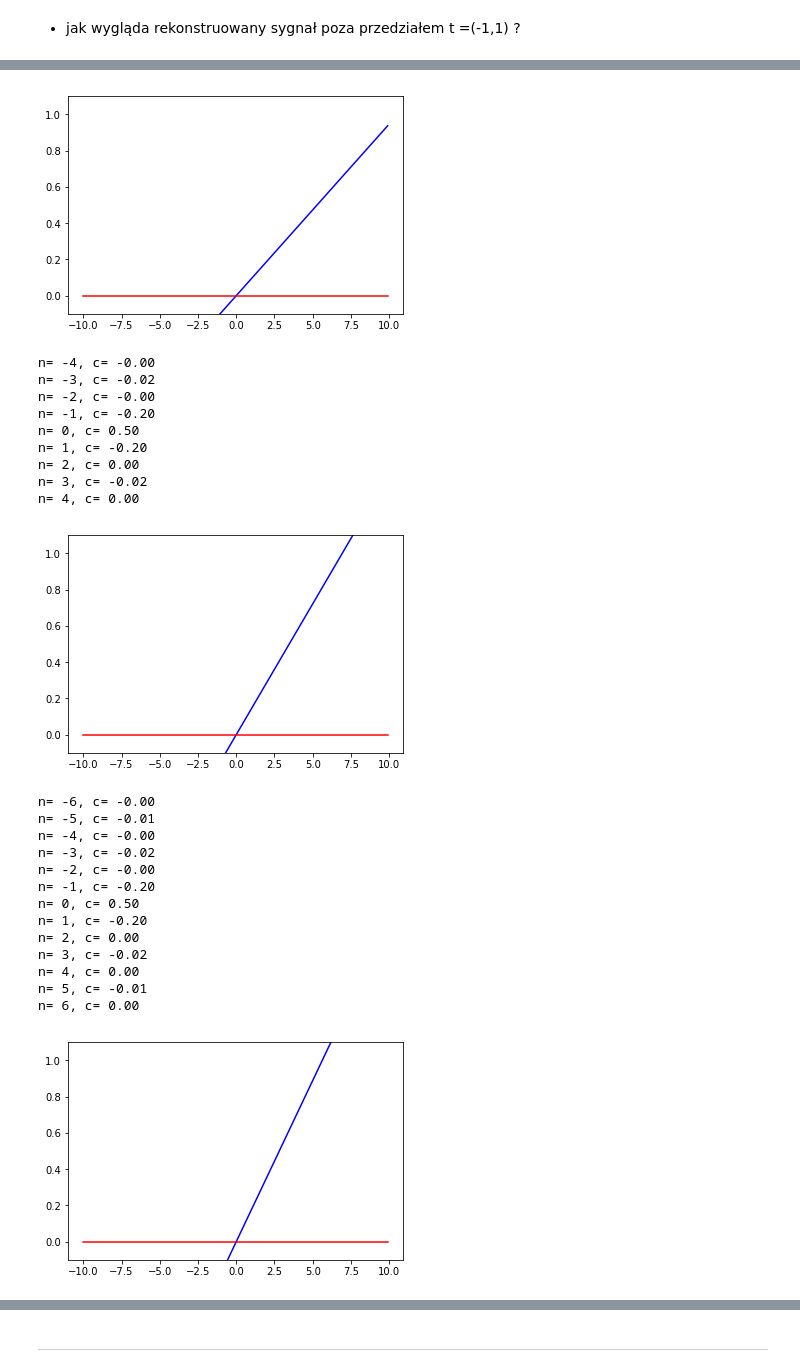
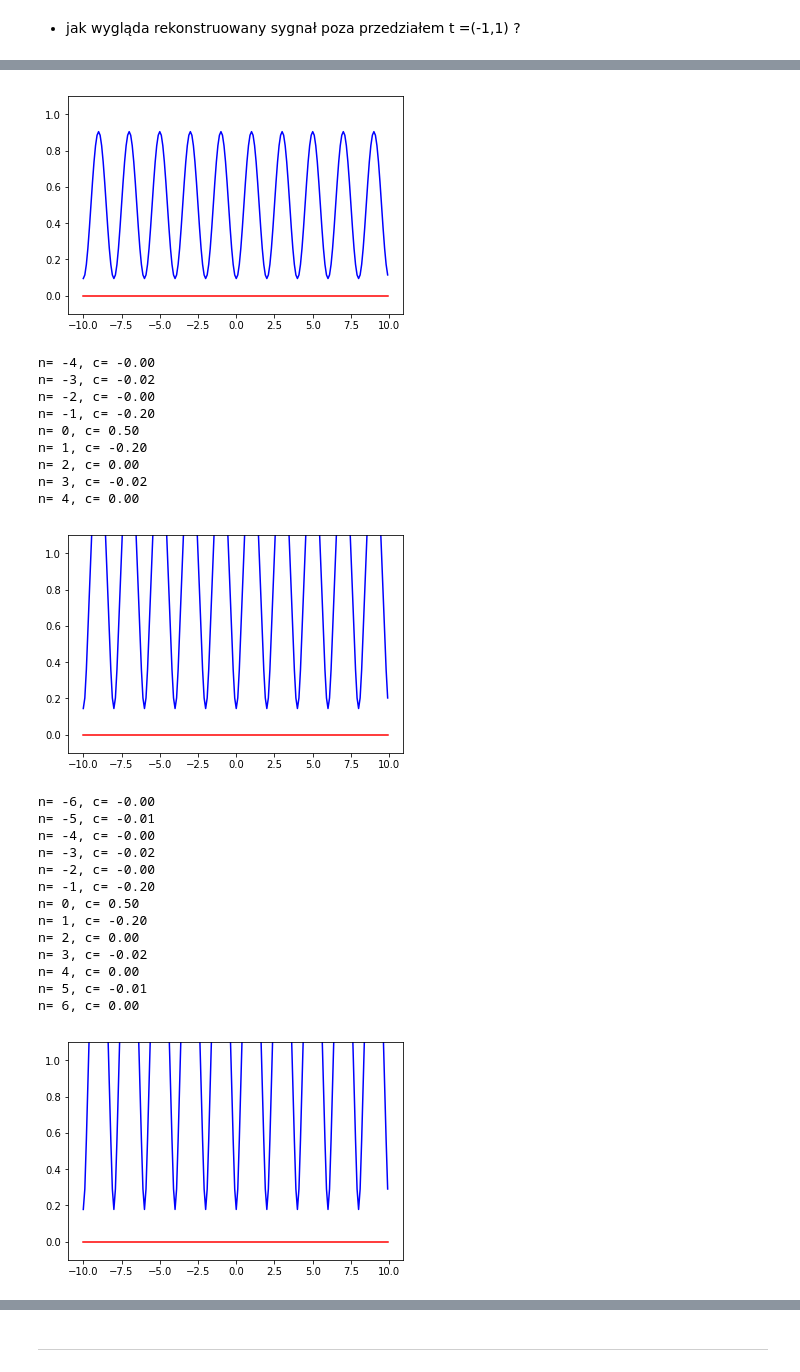
Before and after one commit to PPierzc/Analiza-Sygna-w, a Jupyter notebook: 3/03_Transformata_furiera.ipynb, the cells around one changed output, grey strips where cells are left out. Cells and saved outputs as stored; diff of their text form; code cells hidden in the pictures.

```diff
--- a/3/03_Transformata_furiera.ipynb
+++ b/3/03_Transformata_furiera.ipynb
@@ -70,11 +70,13 @@ Odstęp między próbkami proszę ustawić na 0.001.
 def f(t, c, n):
     return c * (np.exp(1J*2*np.pi*(n/2/np.pi)*t) + np.exp(-1J*2*np.pi*(n/2/np.pi)*t))
 
-n = [0,1,2,5]
+n = [2*i for i in range(10)]
 t = np.arange(0,2*np.pi, 0.001)
 
 for index, i in enumerate(n):
     plt.subplot(len(n), 1, index+1)
     plt.plot(t, f(t, 1, i))
     plt.show()
+
+plt.plot(t, sum([f(t, 1, i) for i in n]))
 # %% [output]
@@ -150,12 +160,12 @@ Poniższy kod implementuje sumowanie zadanej liczby składników szeregu i ilust
 t = np.arange(-1,1,0.1)
 syg = np.zeros(len(t),dtype='complex')
 
-N = [2,4,6,20] # ustalamy ile par zespolonych eksponensów sumujemy
+N = [2,4,6,20, 50] # ustalamy ile par zespolonych eksponensów sumujemy
 for i in N:
     for n in range(-i,i+1):
         c = skladnik_modul_t(n)
         print ('n= %d, c= %.2f'%(n,c))
-        syg += c * t
+        syg += c * np.exp(-1j*2*np.pi*n*t/2)
     plt.plot(t,syg,'b', t, syg.imag,'r')
     plt.ylim((-0.1, 1.1))
     plt.show()
@@ -213,33 +241,33 @@ n= 20, c= 0.00
 # %%
 t = np.arange(-10,10,0.1)
 syg = np.zeros(len(t),dtype='complex')
 
 N = [2,4,6,20] # ustalamy ile par zespolonych eksponensów sumujemy
 for i in N:
     for n in range(-i,i+1):
         c = skladnik_modul_t(n)
         print ('n= %d, c= %.2f'%(n,c))
-        syg += c * t
+        syg += c * np.exp(-1j*2*np.pi*n*t/2)
     plt.plot(t,syg,'b', t, syg.imag,'r')
     plt.ylim((-0.1, 1.1))
     plt.show()
 # %% [output]
 n= -2, c= -0.00
 n= -1, c= -0.20
 n= 0, c= 0.50
 n= 1, c= -0.20
 n= 2, c= 0.00
-[figure, old version]
+[figure, new version]
 n= -4, c= -0.00
 n= -3, c= -0.02
 n= -2, c= -0.00
 n= -1, c= -0.20
 n= 0, c= 0.50
 n= 1, c= -0.20
 n= 2, c= 0.00
 n= 3, c= -0.02
 n= 4, c= 0.00
-[figure, old version]
+[figure, new version]
 n= -6, c= -0.00
 n= -5, c= -0.01
 n= -4, c= -0.00
@@ -253,7 +281,7 @@ n= 3, c= -0.02
 n= 4, c= 0.00
 n= 5, c= -0.01
 n= 6, c= 0.00
-[figure, old version]
+[figure, new version]
 n= -20, c= -0.00
 n= -19, c= -0.00
 n= -18, c= -0.00
```
Also changed, not shown: parts of 5 cells of this notebook, 3 other files.
